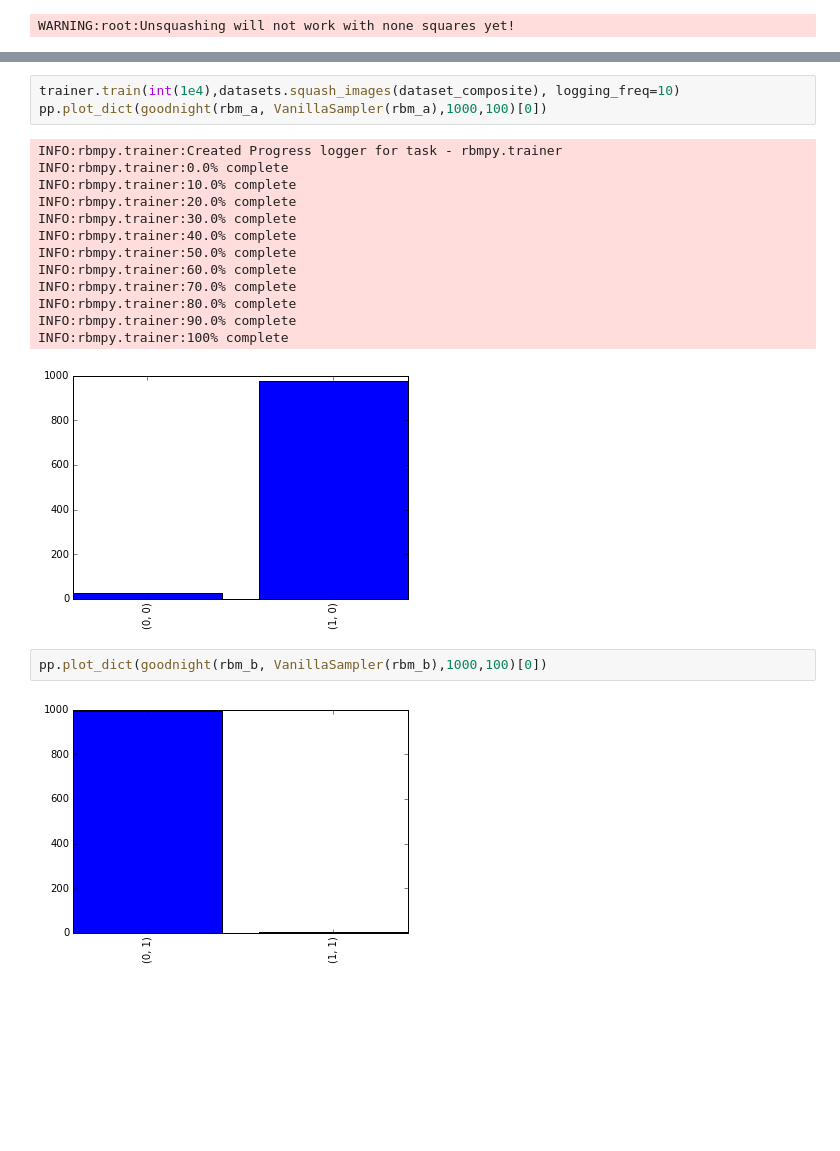
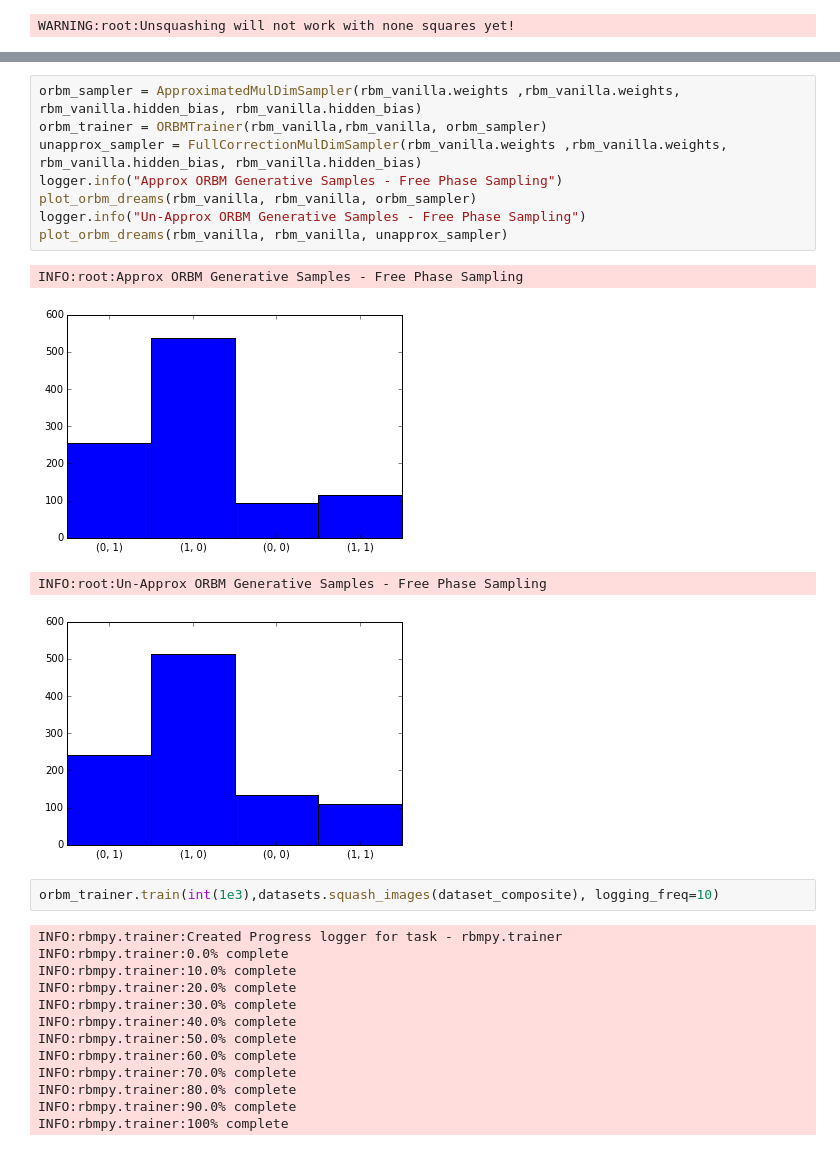
Before and after one commit to garibaldu/multicauseRBM, a Jupyter notebook: Max/ORBM-Training.ipynb, the cells around one changed output, grey strips where cells are left out. Drawn from its saved outputs; the diff is of its cells as text; blank space fills up the shorter version.

```diff
--- a/Max/ORBM-Training.ipynb
+++ b/Max/ORBM-Training.ipynb
@@ -48,6 +100,18 @@ trainer = ORBMTrainer(rbm_a,rbm_b, sampler)
+# %%
+orbm_sampler = ApproximatedMulDimSampler(rbm_vanilla.weights ,rbm_vanilla.weights, rbm_vanilla.hidden_bias, rbm_vanilla.hidden_bias)
+orbm_trainer = ORBMTrainer(rbm_vanilla,rbm_vanilla, orbm_sampler)
+unapprox_sampler = FullCorrectionMulDimSampler(rbm_vanilla.weights ,rbm_vanilla.weights, rbm_vanilla.hidden_bias, rbm_vanilla.hidden_bias)
+logger.info("Approx ORBM Generative Samples - Free Phase Sampling")
+plot_orbm_dreams(rbm_vanilla, rbm_vanilla, orbm_sampler)
+logger.info("Un-Approx ORBM Generative Samples - Free Phase Sampling")
+plot_orbm_dreams(rbm_vanilla, rbm_vanilla, unapprox_sampler)
+# %% [output]
+INFO:root:Approx ORBM Generative Samples - Free Phase Sampling
+[figure, added]
+INFO:root:Un-Approx ORBM Generative Samples - Free Phase Sampling
+[figure, added]
 # %%
-trainer.train(int(1e4),datasets.squash_images(dataset_composite), logging_freq=10)
-pp.plot_dict(goodnight(rbm_a, VanillaSampler(rbm_a),1000,100)[0])
+orbm_trainer.train(int(1e3),datasets.squash_images(dataset_composite), logging_freq=10)
 # %% [output]
 INFO:rbmpy.trainer:Created Progress logger for task - rbmpy.trainer
 INFO:rbmpy.trainer:0.0% complete
@@ -61,8 +125,3 @@ INFO:rbmpy.trainer:70.0% complete
 INFO:rbmpy.trainer:80.0% complete
 INFO:rbmpy.trainer:90.0% complete
 INFO:rbmpy.trainer:100% complete
-[figure, removed]
-# %%
-pp.plot_dict(goodnight(rbm_b, VanillaSampler(rbm_b),1000,100)[0])
-# %% [output]
-[figure, removed]
```
Also changed, not shown: parts of 19 cells of this notebook, 4 other files.
